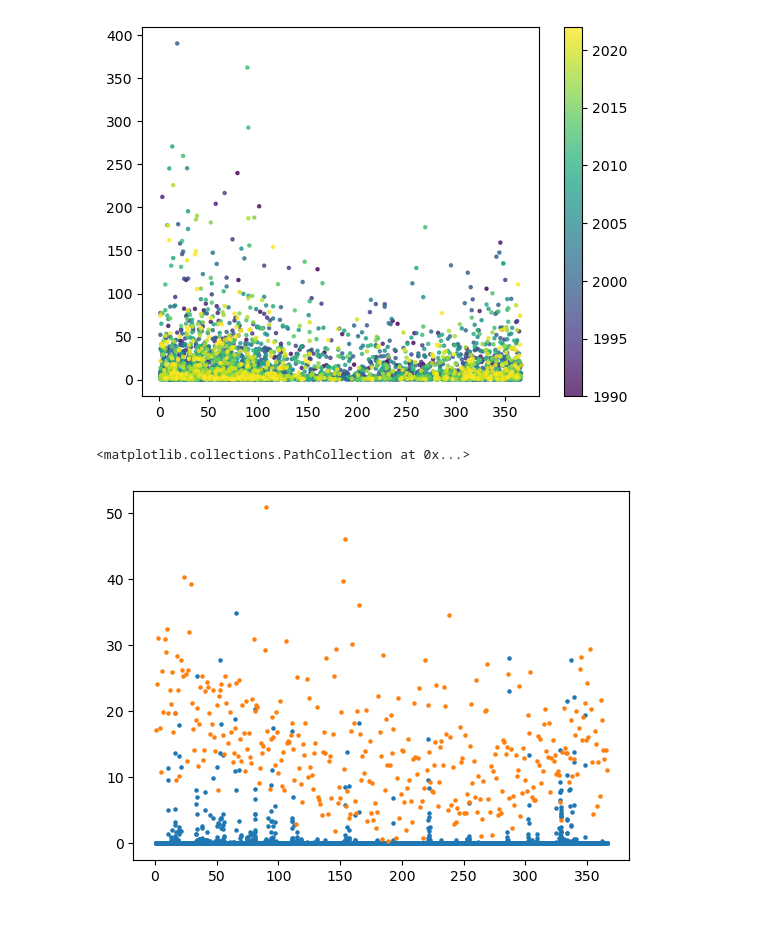
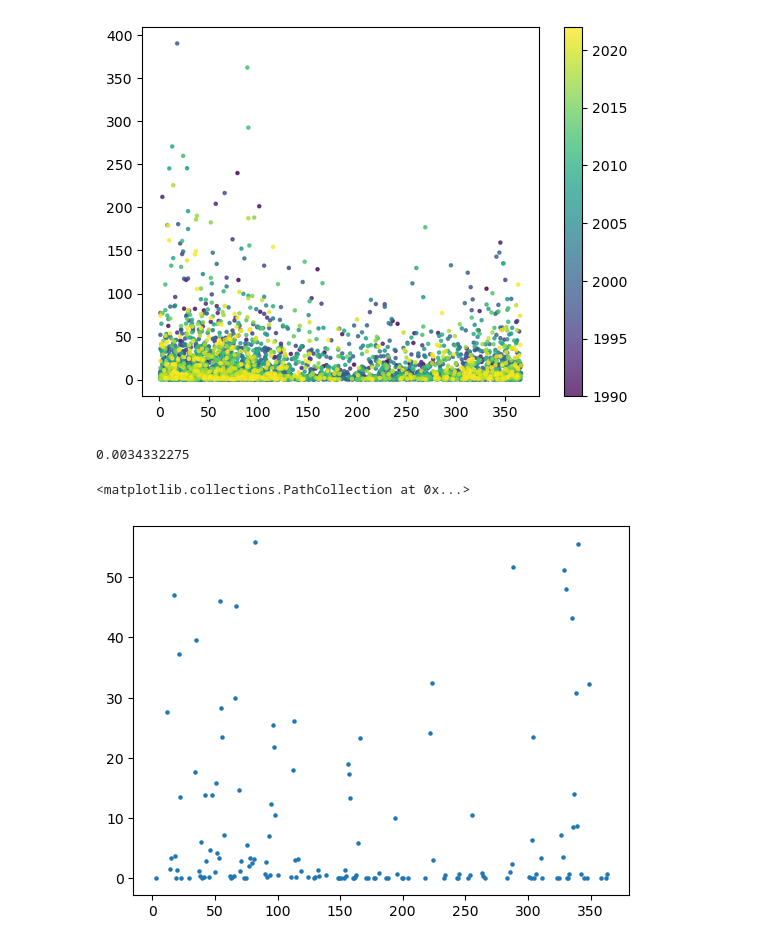
Before and after one commit to 21centuryweather/hk25-AusNode-ExtremePrecipitation, a Jupyter notebook: Code/annual_cycles.ipynb, the cells around one changed output. Cells and saved outputs as stored; diff of their text form; code cells hidden in the pictures.

```diff
--- a/Code/annual_cycles.ipynb
+++ b/Code/annual_cycles.ipynb
@@ -120,8 +120,12 @@ german_model_output.time = pd.to_datetime(german_model_output.time)
 # %%
-uk_model_output["day_of_year"] = uk_model_output.time.dt.dayofyear
-
-plt.scatter(uk_model_output.day_of_year, uk_model_output.value, s=5)
+uk_model_output["day_of_year"] = uk_model_output.datetime.dt.dayofyear
+uk_model_output_rainy = uk_model_output[uk_model_output.rain_24h_mm > 0]
+min(uk_model_output_rainy.rain_24h_mm)
 # %% [output]
-<matplotlib.collections.PathCollection at 0x...>
+0.0034332275
-[figure, removed]
+# %%
+plt.scatter(uk_model_output_rainy.day_of_year, uk_model_output_rainy.rain_24h_mm, s=5)
+# %% [output]
+<matplotlib.collections.PathCollection at 0x...>
+[figure, added]
 # %%
```
Also changed, not shown: parts of 6 cells of this notebook.
